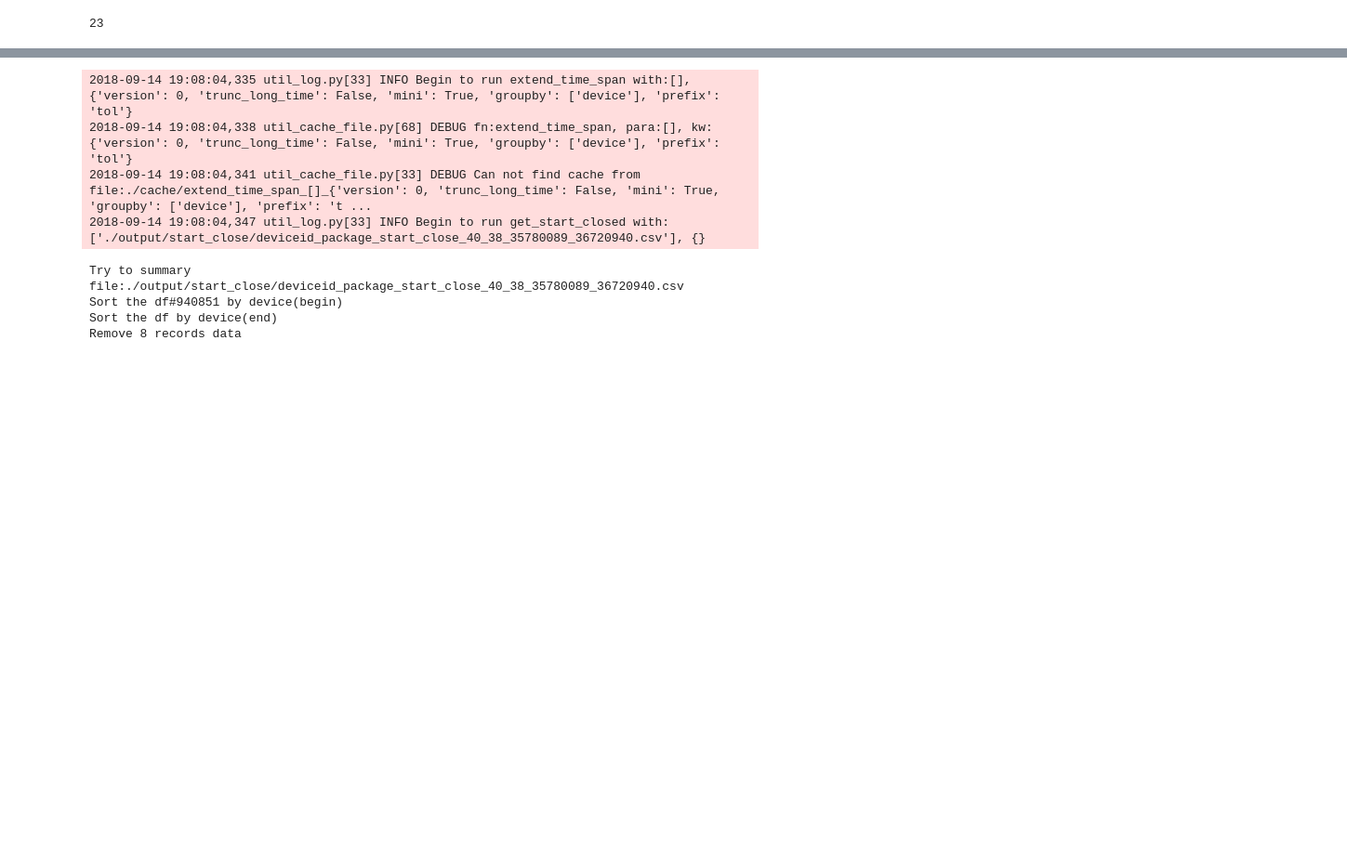
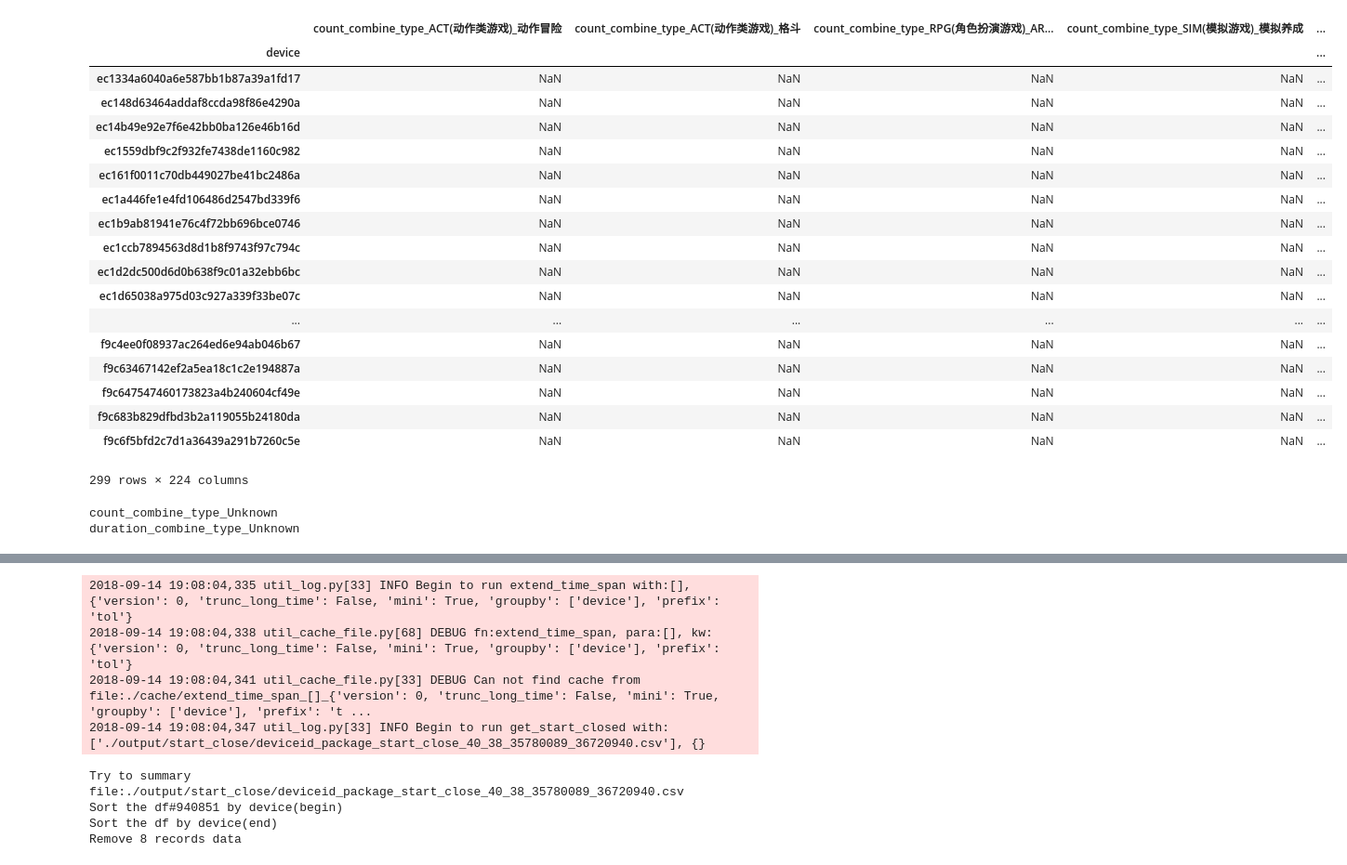
Before and after one commit to Flyfoxs/tinymind_sex_age, a Jupyter notebook: analysis.ipynb, the cells around one changed output, grey strips where cells are left out. Shown: that part at 93% size. Cells and saved outputs as stored; diff of their text form; code cells hidden in the pictures; blank space fills up the shorter version.

Commit message:
support group by app label

```diff
--- a/analysis.ipynb
+++ b/analysis.ipynb
@@ -2,6 +2,10 @@
 from  tiny.package import *
 from  tiny.util import *
 from  tiny.lda import *
+from  tiny.tfidf import *
 print('begin')
-tmp = attach_device_label(None)
+# cntTf = get_cntTf('app')
+
+tmp=extend_package(version=10, mini=True,type='combine_type')
+tmp.sum()
 # %% [output]
@@ -9,4 +56,29 @@ begin
-# %%
-len(tmp.sex_age.unique())
-# %% [output]
-23
+# %%
+tmp
+# %% [output]
+|  | count_combine_type_ACT(动作类游戏)_动作冒险 | count_combine_type_ACT(动作类游戏)_格斗 | count_combine_type_RPG(角色扮演游戏)_AR... | count_combine_type_SIM(模拟游戏)_模拟养成 | ... |
+| device |  |  |  |  | ... |
+| ec1334a6040a6e587bb1b87a39a1fd17 | NaN | NaN | NaN | NaN | ... |
+| ec148d63464addaf8ccda98f86e4290a | NaN | NaN | NaN | NaN | ... |
+| ec14b49e92e7f6e42bb0ba126e46b16d | NaN | NaN | NaN | NaN | ... |
+| ec1559dbf9c2f932fe7438de1160c982 | NaN | NaN | NaN | NaN | ... |
+| ec161f0011c70db449027be41bc2486a | NaN | NaN | NaN | NaN | ... |
+| ec1a446fe1e4fd106486d2547bd339f6 | NaN | NaN | NaN | NaN | ... |
+| ec1b9ab81941e76c4f72bb696bce0746 | NaN | NaN | NaN | NaN | ... |
+| ec1ccb7894563d8d1b8f9743f97c794c | NaN | NaN | NaN | NaN | ... |
+| ec1d2dc500d6d0b638f9c01a32ebb6bc | NaN | NaN | NaN | NaN | ... |
+| ec1d65038a975d03c927a339f33be07c | NaN | NaN | NaN | NaN | ... |
+| ... | ... | ... | ... | ... | ... |
+| f9c4ee0f08937ac264ed6e94ab046b67 | NaN | NaN | NaN | NaN | ... |
+| f9c63467142ef2a5ea18c1c2e194887a | NaN | NaN | NaN | NaN | ... |
+| f9c647547460173823a4b240604cf49e | NaN | NaN | NaN | NaN | ... |
+| f9c683b829dfbd3b2a119055b24180da | NaN | NaN | NaN | NaN | ... |
+| f9c6f5bfd2c7d1a36439a291b7260c5e | NaN | NaN | NaN | NaN | ... |
+299 rows × 224 columns
+# %%
+for col in tmp.columns:
+    if 'Unknown' in col:
+        print(col)
+# %% [output]
+count_combine_type_Unknown
+duration_combine_type_Unknown
```
Also changed, not shown: parts of 2 cells of this notebook, 10 other files.
